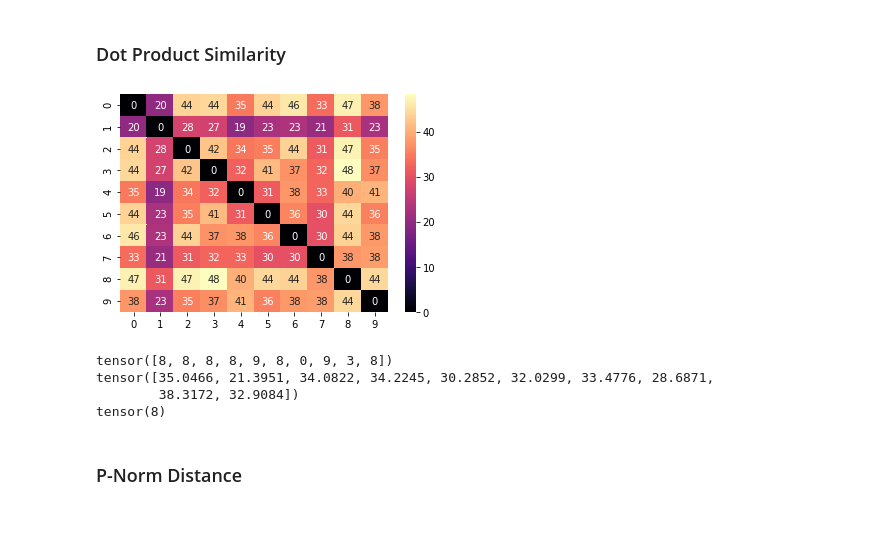
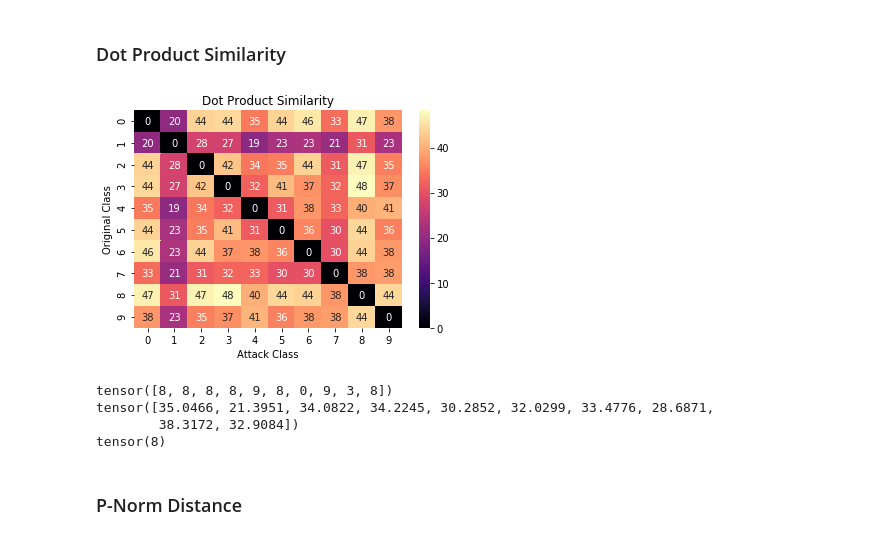
Before and after one commit to fabriceyhc/nc_diversity_attacks, a Jupyter notebook: CW - nc - mnist.ipynb, the cells around one changed output. Cells and saved outputs as stored; diff of their text form; code cells hidden in the pictures.

```diff
--- a/CW - nc - mnist.ipynb
+++ b/CW - nc - mnist.ipynb
@@ -1094,5 +1112,5 @@ for i in classes:
     idx = torch.where(targets == i)[0]
     avg_class = np.squeeze(inputs[idx].mean(dim=0))
     class_avgs[i] = avg_class
-    # plt.imshow(avg_class)
-    # plt.show()
+    plt.imshow(avg_class, interpolation='gaussian', cmap='magma')
+    plt.show()
@@ -1124,20 +1156,23 @@ tensor(8)
 # %%
 d_scores = torch.zeros((num_classes, num_classes))
 for i in classes:
     for j in classes:
         if i !=j:
             class_i = class_avgs[i].view(-1).numpy()
             class_j = class_avgs[j].view(-1).numpy()
             d_scores[i,j] = np.dot(class_i, class_j).astype(np.float64)
 
 sns.heatmap(d_scores, annot=True, cmap="magma")
+plt.title('Dot Product Similarity')
+plt.xlabel('Attack Class')
+plt.ylabel('Original Class')
 plt.show()
 
 print(d_scores.argmax(dim=0))
 print(d_scores.mean(dim=1))
 print(d_scores.mean(dim=1).argmax())
 # %% [output]
-[figure, old version]
+[figure, new version]
 tensor([8, 8, 8, 8, 9, 8, 0, 9, 3, 8])
 tensor([35.0466, 21.3951, 34.0822, 34.2245, 30.2852, 32.0299, 33.4776, 28.6871,
         38.3172, 32.9084])
```
Also changed, not shown: parts of 10 cells of this notebook, 45 other files.
